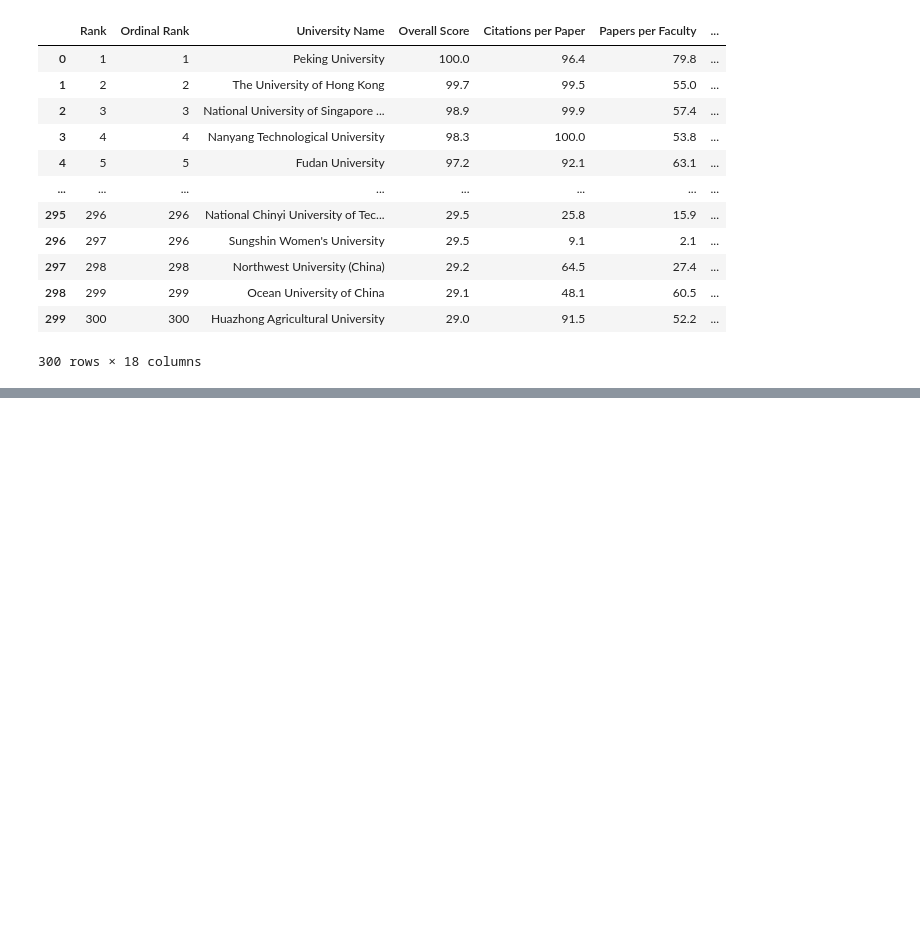
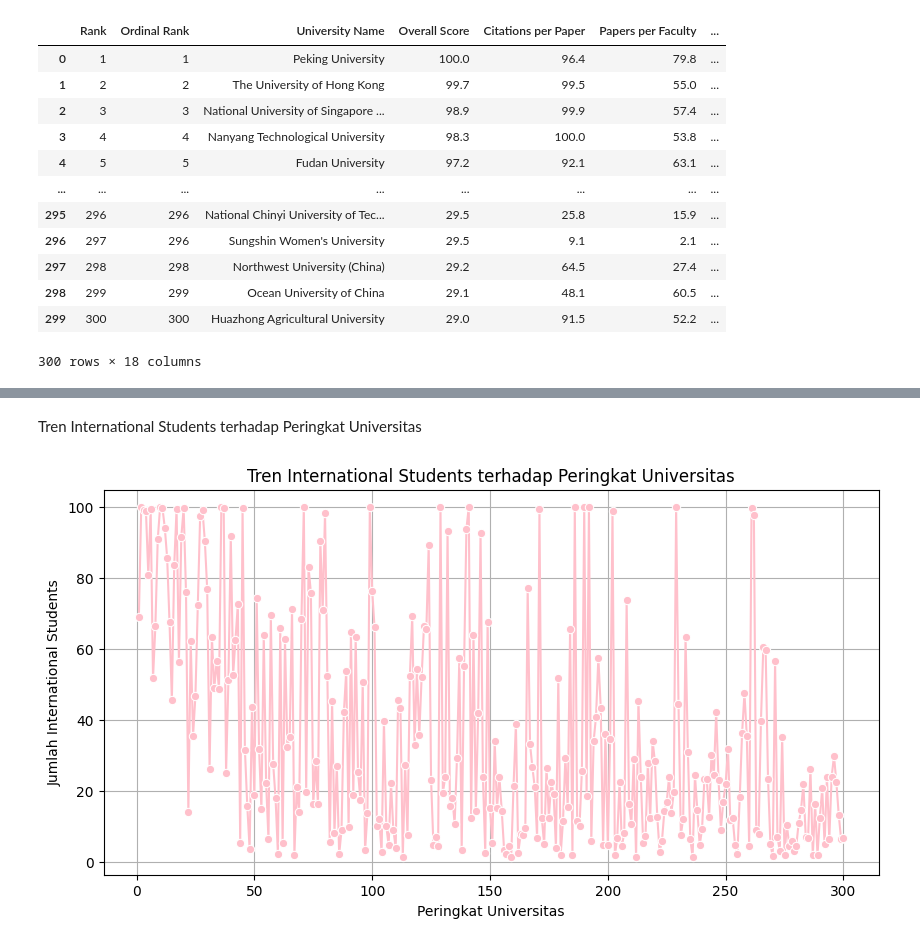
Before and after one commit to vi0rend/AVD-Alvionej-Resna, a Jupyter notebook: Praktikum_AVD_2.ipynb, the cells around one changed output, grey strips where cells are left out. Drawn from its saved outputs; the diff is of its cells as text; code cells hidden in the pictures; blank space fills up the shorter version.

```diff
--- a/Praktikum_AVD_2.ipynb
+++ b/Praktikum_AVD_2.ipynb
@@ -320,0 +400,12 @@ Data berhasil disimpan sebagai file Excel: /content/topuniversities.csv
+# %% [markdown]
+Tren International Students terhadap Peringkat Universitas
+# %%
+plt.figure(figsize=(10, 5))
+sns.lineplot(x=df['Rank'], y=df['International Students'].values, marker='o', color='pink')
+plt.title('Tren International Students terhadap Peringkat Universitas')
+plt.xlabel('Peringkat Universitas')
+plt.ylabel('Jumlah International Students')
+plt.grid()
+plt.show()
+# %% [output]
+[figure, added]
```
Also changed, not shown: parts of 15 cells of this notebook.
